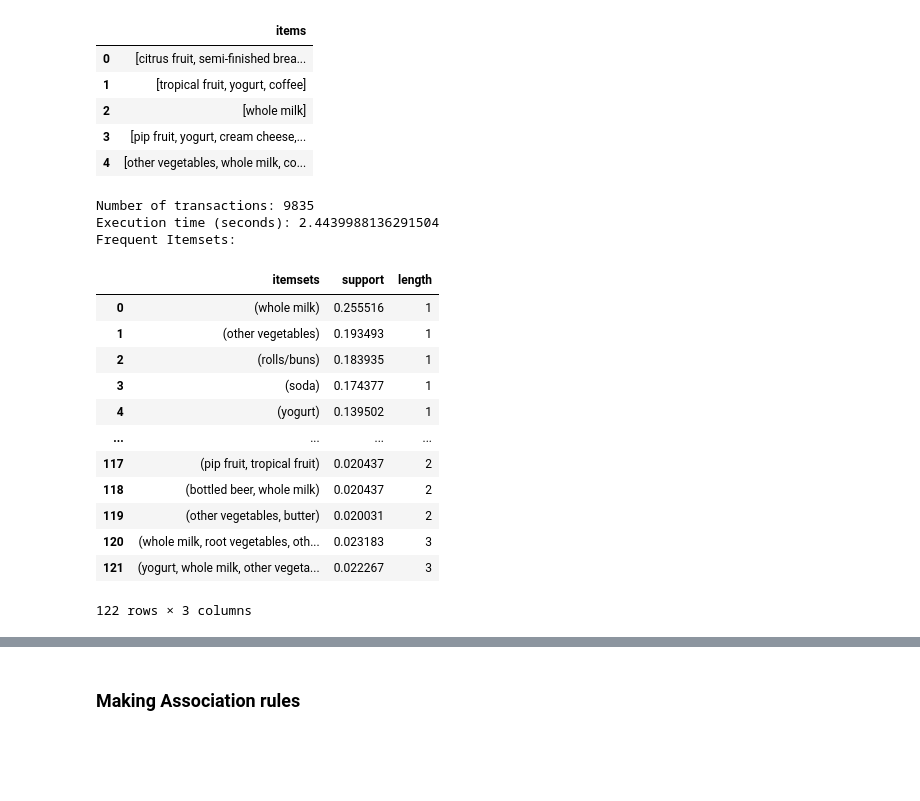
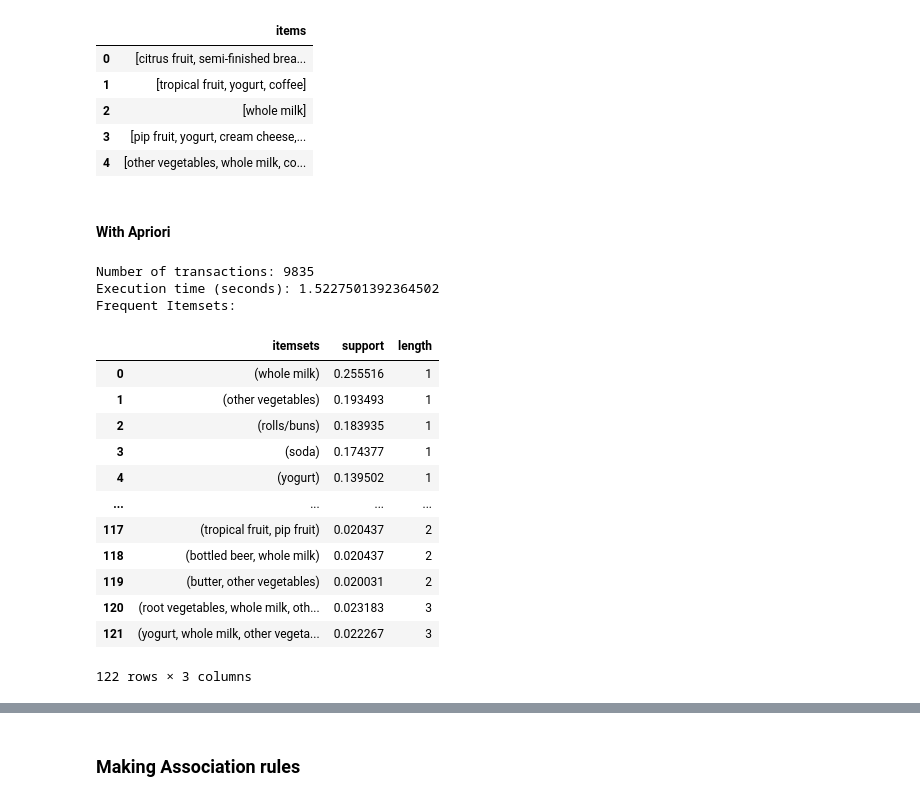
Before and after one commit to IFRI-AI-Classes/ifri_mini_ml_lib, a Jupyter notebook: notebooks/association_rules/Association_rules.ipynb, the cells around one changed output, grey strips where cells are left out. Drawn from its saved outputs; the diff is of its cells as text; code cells hidden in the pictures; blank space fills up the shorter version.

```diff
--- a/notebooks/association_rules/apriori.ipynb
+++ b/notebooks/association_rules/Association_rules.ipynb
@@ -265,37 +352,36 @@ df.head()
 | 2 | [whole milk] |
 | 3 | [pip fruit, yogurt, cream cheese,... |
 | 4 | [other vegetables, whole milk, co... |
+# %% [markdown]
+#### With Apriori
 # %%
-# Convert the 'items' column to a list of transactions
-transactions = df['items'].tolist()
-
 # Create an instance of the Apriori class
-apriori = Apriori( min_support=0.02, min_confidence=0.5)
+model = Apriori( min_support=0.02, min_confidence=0.5)
 
 # Fit the model to the transactions
-apriori.fit(transactions)
+model.fit(transactions)
 
-print("Number of transactions:", apriori.n_transactions)
-print("Execution time (seconds):", apriori.execution_time)
+print("Number of transactions:", model.n_transactions)
+print("Execution time (seconds):", model.execution_time)
 
 # Get the frequent itemsets
-frequent_itemsets = apriori.get_frequent_itemsets()
+frequent_itemsets = model.get_frequent_itemsets()
 print("Frequent Itemsets:")
 frequent_itemsets
 # %% [output]
 Number of transactions: 9835
-Execution time (seconds): 2.4439988136291504
+Execution time (seconds): 1.5227501392364502
 Frequent Itemsets:
 |  | itemsets | support | length |
 | 0 | (whole milk) | 0.255516 | 1 |
 | 1 | (other vegetables) | 0.193493 | 1 |
 | 2 | (rolls/buns) | 0.183935 | 1 |
 | 3 | (soda) | 0.174377 | 1 |
 | 4 | (yogurt) | 0.139502 | 1 |
 | ... | ... | ... | ... |
-| 117 | (pip fruit, tropical fruit) | 0.020437 | 2 |
+| 117 | (tropical fruit, pip fruit) | 0.020437 | 2 |
 | 118 | (bottled beer, whole milk) | 0.020437 | 2 |
-| 119 | (other vegetables, butter) | 0.020031 | 2 |
-| 120 | (whole milk, root vegetables, oth... | 0.023183 | 3 |
+| 119 | (butter, other vegetables) | 0.020031 | 2 |
+| 120 | (root vegetables, whole milk, oth... | 0.023183 | 3 |
 | 121 | (yogurt, whole milk, other vegeta... | 0.022267 | 3 |
 122 rows × 3 columns
```
Also changed, not shown: parts of 17 cells of this notebook, 3 other files.
